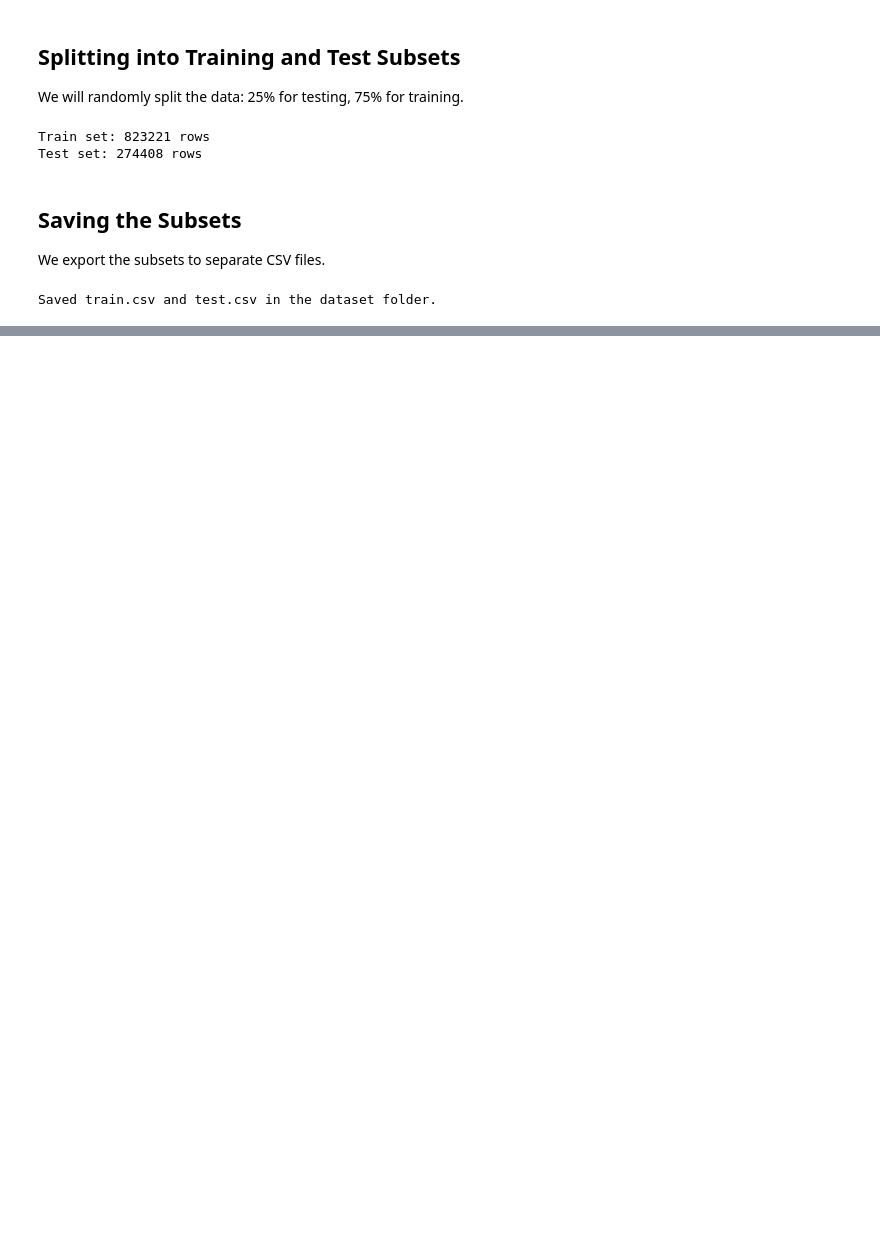
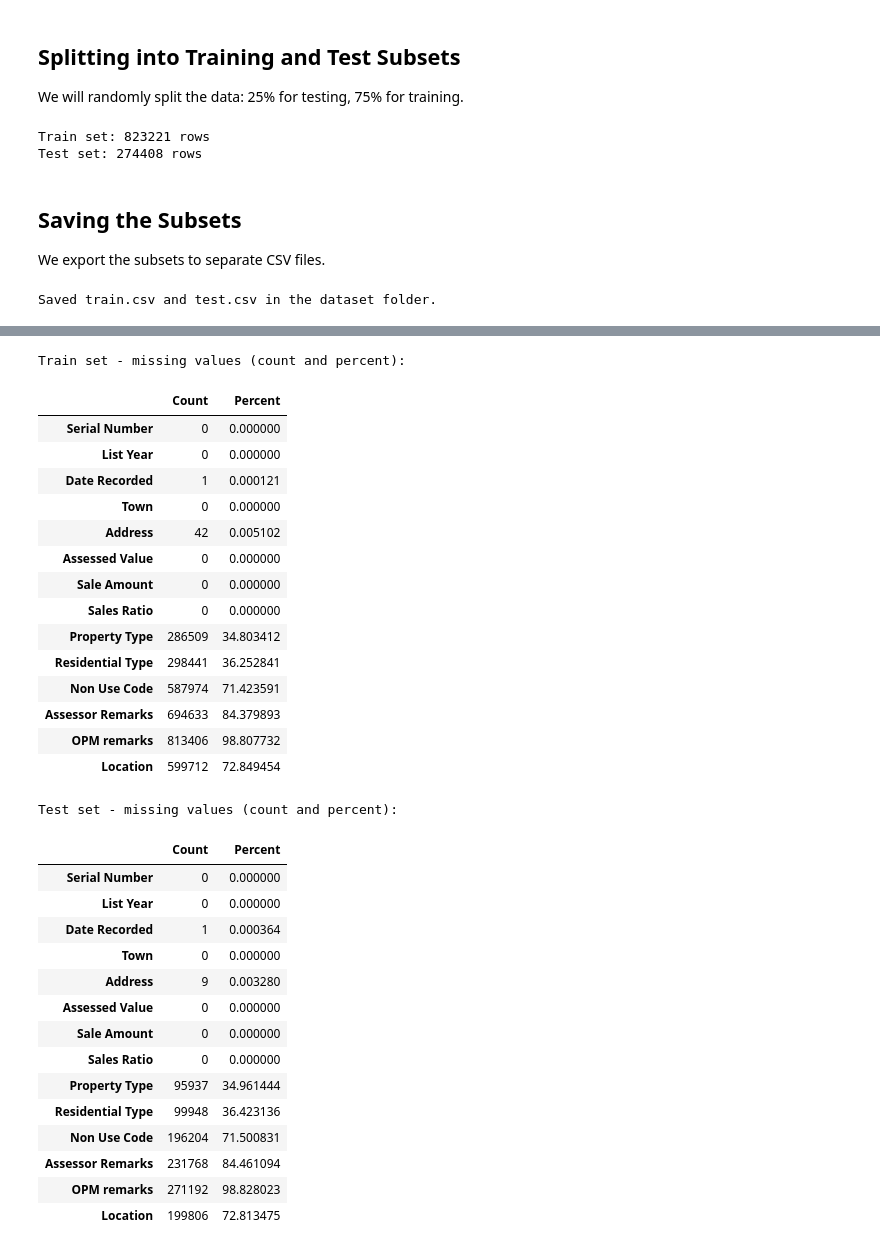
Before and after one commit to The-Fool-cmd/Real-Estate-ML, a Jupyter notebook: part_1.ipynb, the cells around one changed output, grey strips where cells are left out. Cells and saved outputs as stored; diff of their text form; code cells hidden in the pictures; blank space fills up the shorter version.

```diff
--- a/part_1.ipynb
+++ b/part_1.ipynb
@@ -105,0 +101,43 @@ Saved train.csv and test.csv in the dataset folder.
+# %%
+# Train set - missing values (count and percent)
+print("Train set - missing values (count and percent):")
+missing_train = train_df.isnull().sum().to_frame('Count').assign(Percent=lambda x: 100 * x['Count'] / len(train_df))
+display(missing_train)
+
+# Test set - missing values (count and percent)
+print("Test set - missing values (count and percent):")
+missing_test = test_df.isnull().sum().to_frame('Count').assign(Percent=lambda x: 100 * x['Count'] / len(test_df))
+display(missing_test)
+# %% [output]
+Train set - missing values (count and percent):
+|  | Count | Percent |
+| Serial Number | 0 | 0.000000 |
+| List Year | 0 | 0.000000 |
+| Date Recorded | 1 | 0.000121 |
+| Town | 0 | 0.000000 |
+| Address | 42 | 0.005102 |
+| Assessed Value | 0 | 0.000000 |
+| Sale Amount | 0 | 0.000000 |
+| Sales Ratio | 0 | 0.000000 |
+| Property Type | 286509 | 34.803412 |
+| Residential Type | 298441 | 36.252841 |
+| Non Use Code | 587974 | 71.423591 |
+| Assessor Remarks | 694633 | 84.379893 |
+| OPM remarks | 813406 | 98.807732 |
+| Location | 599712 | 72.849454 |
+Test set - missing values (count and percent):
+|  | Count | Percent |
+| Serial Number | 0 | 0.000000 |
+| List Year | 0 | 0.000000 |
+| Date Recorded | 1 | 0.000364 |
+| Town | 0 | 0.000000 |
+| Address | 9 | 0.003280 |
+| Assessed Value | 0 | 0.000000 |
+| Sale Amount | 0 | 0.000000 |
+| Sales Ratio | 0 | 0.000000 |
+| Property Type | 95937 | 34.961444 |
+| Residential Type | 99948 | 36.423136 |
+| Non Use Code | 196204 | 71.500831 |
+| Assessor Remarks | 231768 | 84.461094 |
+| OPM remarks | 271192 | 98.828023 |
+| Location | 199806 | 72.813475 |
```
Also changed, not shown: parts of 10 cells of this notebook.
